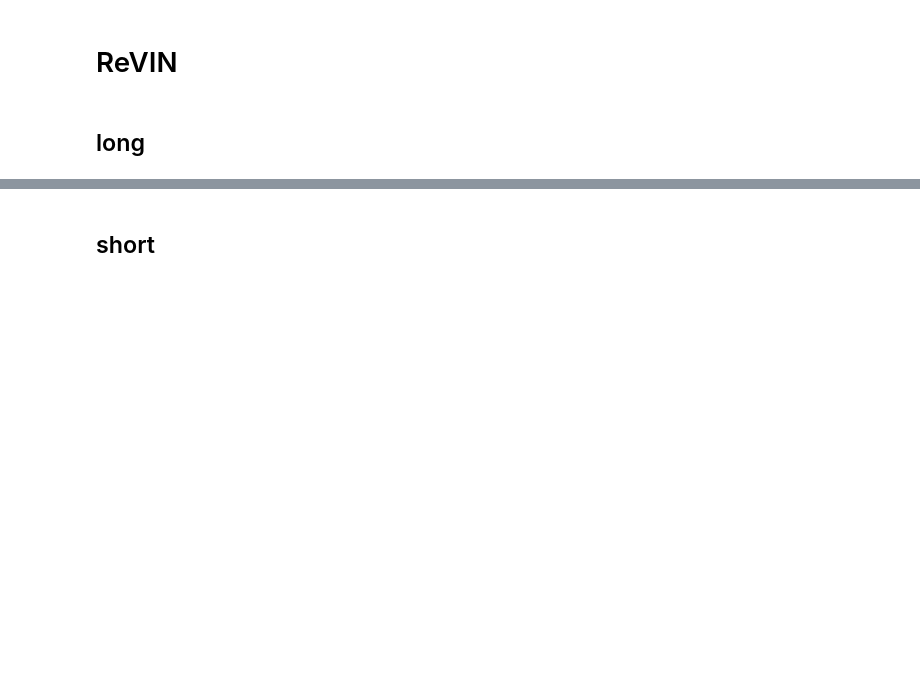
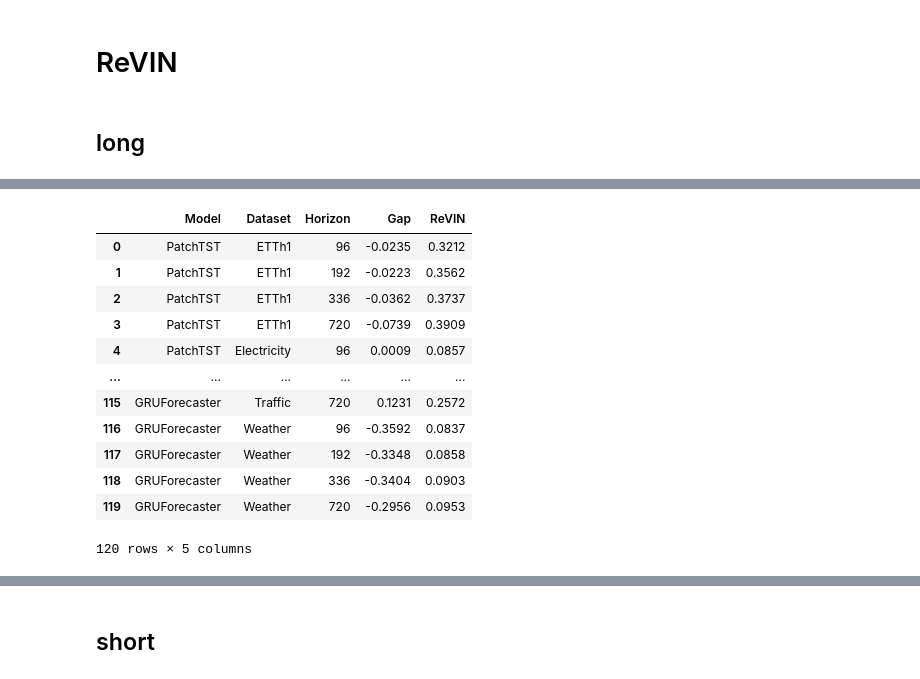
Before and after one commit to imJiawen/ProbTS, a Jupyter notebook: analysis/rebuttal_analysis.ipynb, the cells around one changed output, grey strips where cells are left out. Saved outputs shown, nothing was run; the diff lists cells and outputs as text; code cells hidden in the pictures; blank space fills up the shorter version.

```diff
--- a/analysis/rebuttal_analysis.ipynb
+++ b/analysis/rebuttal_analysis.ipynb
@@ -426,0 +471,16 @@ dataset & pred hor. &  &  &  &  &  &  &  &  &  &  &  &  &  &  &  \\
+# %%
+grouped_df
+# %% [output]
+|  | Model | Dataset | Horizon | Gap | ReVIN |
+| 0 | PatchTST | ETTh1 | 96 | -0.0235 | 0.3212 |
+| 1 | PatchTST | ETTh1 | 192 | -0.0223 | 0.3562 |
+| 2 | PatchTST | ETTh1 | 336 | -0.0362 | 0.3737 |
+| 3 | PatchTST | ETTh1 | 720 | -0.0739 | 0.3909 |
+| 4 | PatchTST | Electricity | 96 | 0.0009 | 0.0857 |
+| ... | ... | ... | ... | ... | ... |
+| 115 | GRUForecaster | Traffic | 720 | 0.1231 | 0.2572 |
+| 116 | GRUForecaster | Weather | 96 | -0.3592 | 0.0837 |
+| 117 | GRUForecaster | Weather | 192 | -0.3348 | 0.0858 |
+| 118 | GRUForecaster | Weather | 336 | -0.3404 | 0.0903 |
+| 119 | GRUForecaster | Weather | 720 | -0.2956 | 0.0953 |
+120 rows × 5 columns
```
Also changed, not shown: parts of 13 cells of this notebook, 2 other files.
